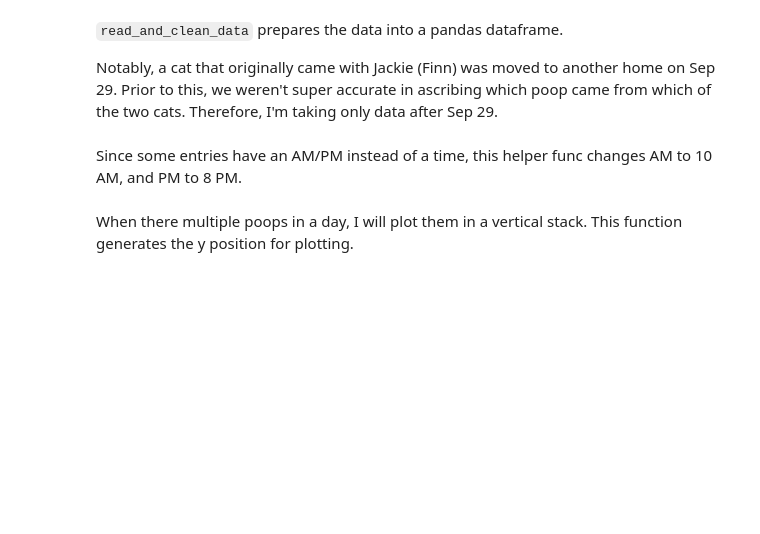
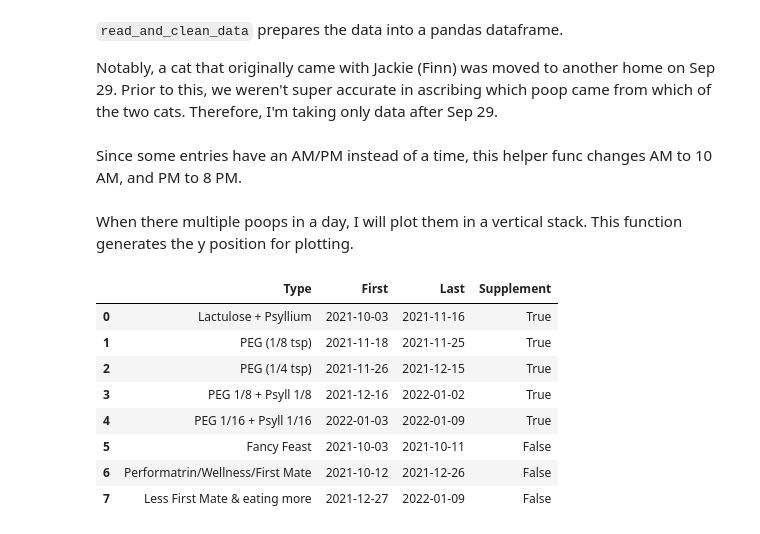
Before and after one commit to andrewKOwong/cat-poo-tracking, a Jupyter notebook: poop_tracking_jackie_the_cat.ipynb, the cells around one changed output. Drawn from its saved outputs; the diff is of its cells as text; code cells hidden in the pictures; blank space fills up the shorter version.

```diff
--- a/poop_tracking_jackie_the_cat.ipynb
+++ b/poop_tracking_jackie_the_cat.ipynb
@@ -147,6 +147,18 @@ poo_df['n_poop_of_the_day'] = generate_y_pos(poo_df)
 
 # Get food period dates
 food_df = read_and_clean_food_data('./Jackie_Food_Periods.csv')
+# %%
+food_df
+# %% [output]
+|  | Type | First | Last | Supplement |
+| 0 | Lactulose + Psyllium | 2021-10-03 | 2021-11-16 | True |
+| 1 | PEG (1/8 tsp) | 2021-11-18 | 2021-11-25 | True |
+| 2 | PEG (1/4 tsp) | 2021-11-26 | 2021-12-15 | True |
+| 3 | PEG 1/8 + Psyll 1/8 | 2021-12-16 | 2022-01-02 | True |
+| 4 | PEG 1/16 + Psyll 1/16 | 2022-01-03 | 2022-01-09 | True |
+| 5 | Fancy Feast | 2021-10-03 | 2021-10-11 | False |
+| 6 | Performatrin/Wellness/First Mate | 2021-10-12 | 2021-12-26 | False |
+| 7 | Less First Mate & eating more | 2021-12-27 | 2022-01-09 | False |
 # %%
 # Take a look at the poo data
 poo_df.head(20)
```
Also changed, not shown: parts of 7 cells of this notebook, 4 other files.
